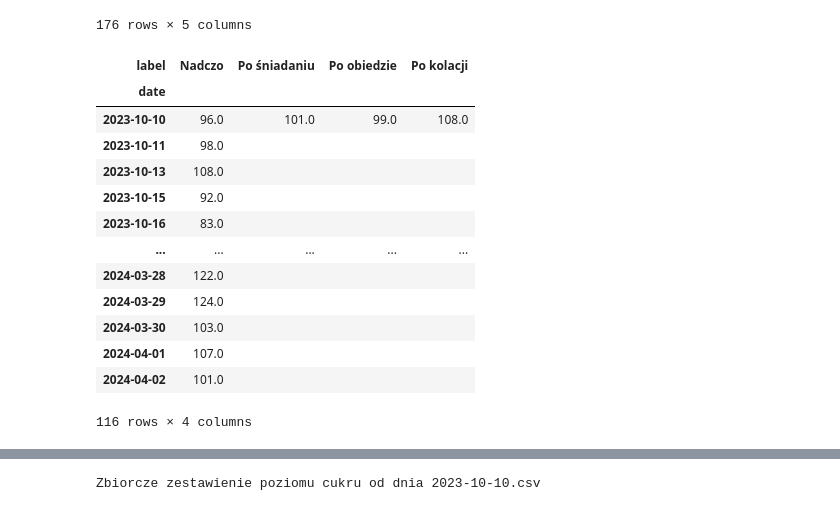
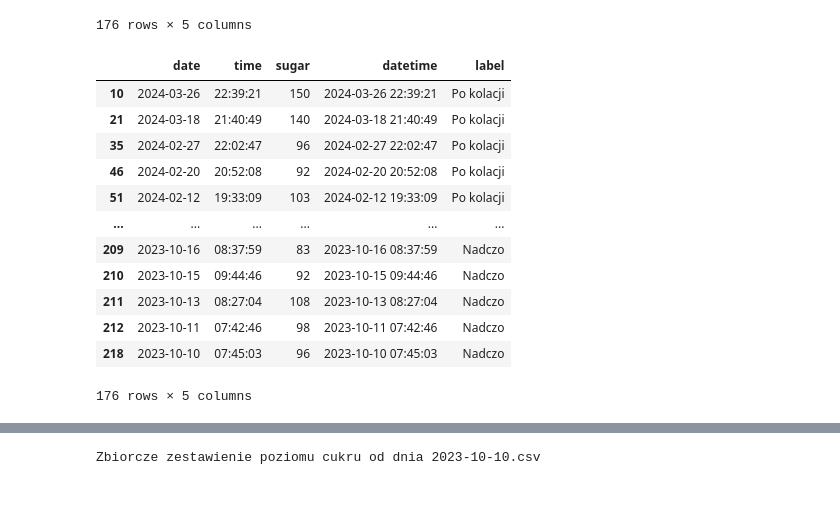
Before and after one commit to MaxKuzaj13/accu_check_instant_glucose_dataframe, a Jupyter notebook: Accu_check_instant_glucose_dataframe.ipynb, the cells around one changed output, grey strips where cells are left out. Cells and saved outputs as stored; diff of their text form; code cells hidden in the pictures.

```diff
--- a/Accu_check_instant_glucose_dataframe.ipynb
+++ b/Accu_check_instant_glucose_dataframe.ipynb
@@ -261,26 +295,20 @@ df_selected_columns
 | 212 | 2023-10-11 | 07:42:46 | 98.0 | 2023-10-11 07:42:46 | Nadczo |
 | 218 | 2023-10-10 | 07:45:03 | 96.0 | 2023-10-10 07:45:03 | Nadczo |
 176 rows × 5 columns
-# %%
-#labels = ['Nadczo', 'Po śniadaniu', 'Po obiedzie', 'Po kolacji']
-pivot_table = df_selected_columns.pivot_table(index='date', columns='label', values='sugar', aggfunc='first')
-#pivot_table = pivot_table.reindex(columns=labels)
-pivot_table = pivot_table.fillna('')
-pivot_table = pivot_table.reindex(columns=labels)
-pivot_table.to_csv(output_name)
-pivot_table
-# %% [output]
-| label | Nadczo | Po śniadaniu | Po obiedzie | Po kolacji |
-| date |  |  |  |  |
-| 2023-10-10 | 96.0 | 101.0 | 99.0 | 108.0 |
-| 2023-10-11 | 98.0 |  |  |  |
-| 2023-10-13 | 108.0 |  |  |  |
-| 2023-10-15 | 92.0 |  |  |  |
-| 2023-10-16 | 83.0 |  |  |  |
-| ... | ... | ... | ... | ... |
-| 2024-03-28 | 122.0 |  |  |  |
-| 2024-03-29 | 124.0 |  |  |  |
-| 2024-03-30 | 103.0 |  |  |  |
-| 2024-04-01 | 107.0 |  |  |  |
-| 2024-04-02 | 101.0 |  |  |  |
-116 rows × 4 columns
+# %%
+df_selected_columns['sugar'] = df_selected_columns['sugar'].astype(int)
+df_selected_columns
+# %% [output]
+|  | date | time | sugar | datetime | label |
+| 10 | 2024-03-26 | 22:39:21 | 150 | 2024-03-26 22:39:21 | Po kolacji |
+| 21 | 2024-03-18 | 21:40:49 | 140 | 2024-03-18 21:40:49 | Po kolacji |
+| 35 | 2024-02-27 | 22:02:47 | 96 | 2024-02-27 22:02:47 | Po kolacji |
+| 46 | 2024-02-20 | 20:52:08 | 92 | 2024-02-20 20:52:08 | Po kolacji |
+| 51 | 2024-02-12 | 19:33:09 | 103 | 2024-02-12 19:33:09 | Po kolacji |
+| ... | ... | ... | ... | ... | ... |
+| 209 | 2023-10-16 | 08:37:59 | 83 | 2023-10-16 08:37:59 | Nadczo |
+| 210 | 2023-10-15 | 09:44:46 | 92 | 2023-10-15 09:44:46 | Nadczo |
+| 211 | 2023-10-13 | 08:27:04 | 108 | 2023-10-13 08:27:04 | Nadczo |
+| 212 | 2023-10-11 | 07:42:46 | 98 | 2023-10-11 07:42:46 | Nadczo |
+| 218 | 2023-10-10 | 07:45:03 | 96 | 2023-10-10 07:45:03 | Nadczo |
+176 rows × 5 columns
```
Also changed, not shown: parts of 15 cells of this notebook, 1 other file.
